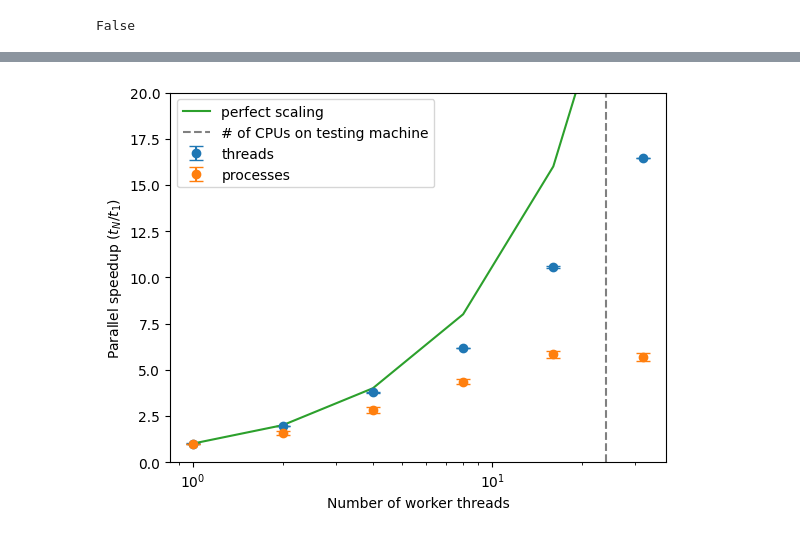
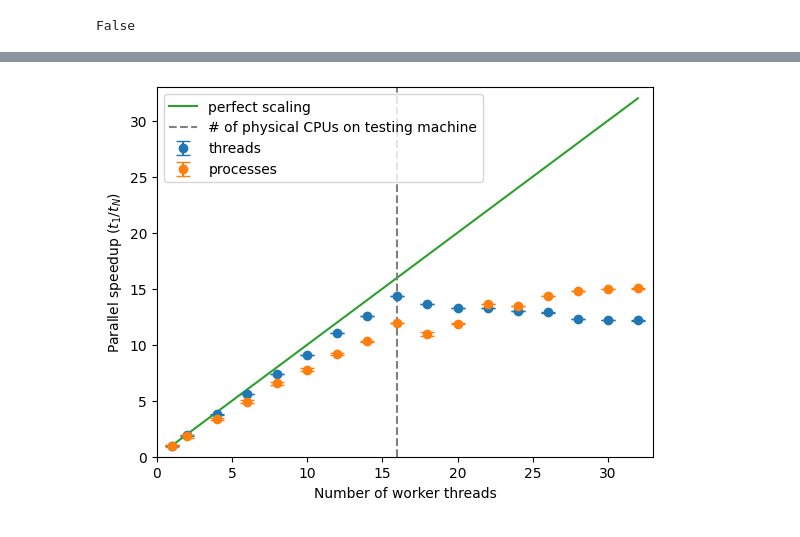
Before and after one commit to Quansight-Labs/free-threaded-compatibility, a Jupyter notebook: docs/examples/mandelbrot-threads.ipynb, the cells around one changed output, grey strips where cells are left out. Saved outputs shown, nothing was run; the diff lists cells and outputs as text; code cells hidden in the pictures.

Commit message:
Review for Mandelbrot plot

```diff
--- a/docs/examples/mandelbrot-threads.ipynb
+++ b/docs/examples/mandelbrot-threads.ipynb
@@ -54,6 +53,19 @@ import sys
 print(sys._is_gil_enabled())
 # %% [output]
 False
+# %%
+import os
+
+ncpus = os.cpu_count()
+
+# Adjust this to fit your host. Not easy to detect it manually.
+# Set to 1 if hyperthreading is disabled.
+hyperthreads_per_core = 2
+
+# Number of rows to dispatch to each task
+chunk_size = 4
+
+num_workers_domain = [1] + list(range(2, ncpus + 1, 2))
 # %%
 def process_worker(j_y, x_domain, mandelbrot):
     ret = np.empty((len(j_y), x_domain.shape[0]))
@@ -66,17 +78,17 @@ import itertools
 from joblib import Parallel, delayed
 
 def run_process_pool(num_workers):
-    chunks = itertools.batched(enumerate(y_domain), 20, strict=True)
+    chunks = itertools.batched(enumerate(y_domain), chunk_size, strict=True)
     return Parallel(n_jobs=num_workers)(
         delayed(process_worker)(arg, x_domain, mandelbrot) for arg in chunks
     )
 
 times_processes = {}
 
-for i in range(6):
+for i in num_workers_domain:
     iteration_array = np.zeros((nrows, ncols))
-    print(f"{2**i} workers:")
-    %timeit -n 1 -r 3 -v runtime np.vstack(run_process_pool(2**i))
+    print(f"{i} workers:")
+    %timeit -n 1 -r 3 -v runtime np.vstack(run_process_pool(i))
     times_processes[i] = runtime
 # %% [output]
 1 workers:
@@ -105,7 +122,7 @@ import itertools
 
 def run_thread_pool(num_workers):
     with ThreadPoolExecutor(max_workers=num_workers) as tpe:
-        chunks = itertools.batched(enumerate(y_domain), 4, strict=True)
+        chunks = itertools.batched(enumerate(y_domain), chunk_size, strict=True)
         try:
             futures = [tpe.submit(thread_worker, arg) for arg in chunks]
             # block until all work finishes
@@ -116,10 +133,10 @@ def run_thread_pool(num_workers):
 
 times_threads = {}
 
-for i in range(6):
+for i in num_workers_domain:
     iteration_array = np.zeros((nrows, ncols))
-    print(f"{2**i} workers:")
-    %timeit -n 1 -r 3 -v runtime run_thread_pool(2**i)
+    print(f"{i} workers:")
+    %timeit -n 1 -r 3 -v runtime run_thread_pool(i)
     times_threads[i] = runtime
 # %% [output]
 1 workers:
@@ -139,21 +161,27 @@ def get_results(times):
     all_runtimes = np.array(list(time.all_runs for time in times.values()))
     runtimes = np.mean(all_runtimes, axis=1)
     err = np.std(all_runtimes, axis=1)
-    nworkers = np.array([2**i for i in times.keys()])
+    nworkers = np.array(list(times))
     return {'runtimes': runtimes, 'err': err, 'nworkers': nworkers}
 # %%
 threads = get_results(times_threads)
 processes = get_results(times_processes)
 
 plt.errorbar(threads['nworkers'], threads['runtimes'][0]/threads['runtimes'], yerr=threads['err'], fmt='o', capsize=5, label='threads')
 plt.errorbar(processes['nworkers'], processes['runtimes'][0]/processes['runtimes'], yerr=processes['err'], fmt='o', capsize=5, label='processes')
 plt.plot(threads['nworkers'], threads['nworkers'], label="perfect scaling")
-plt.plot([24, 24], [0, 20], linestyle="--", color="grey", label="# of CPUs on testing machine")
+plt.plot(
+    [ncpus // hyperthreads_per_core, ncpus // hyperthreads_per_core],
+    [0, ncpus + 1],
+    linestyle="--",
+    color="grey",
+    label="# of physical CPUs on testing machine",
+)
 plt.legend()
-plt.ylim(0, 20)
-plt.xscale('log')
+plt.xlim(0, ncpus + 1)
+plt.ylim(0, ncpus + 1)
 plt.xlabel("Number of worker threads")
-plt.ylabel("Parallel speedup ($t_N/t_1$)")
+plt.ylabel("Parallel speedup ($t_1/t_N$)")
 plt.show()
 # %% [output]
-[figure, old version]
+[figure, new version]
```
Also changed, not shown: parts of 5 cells of this notebook, 1 other file.
